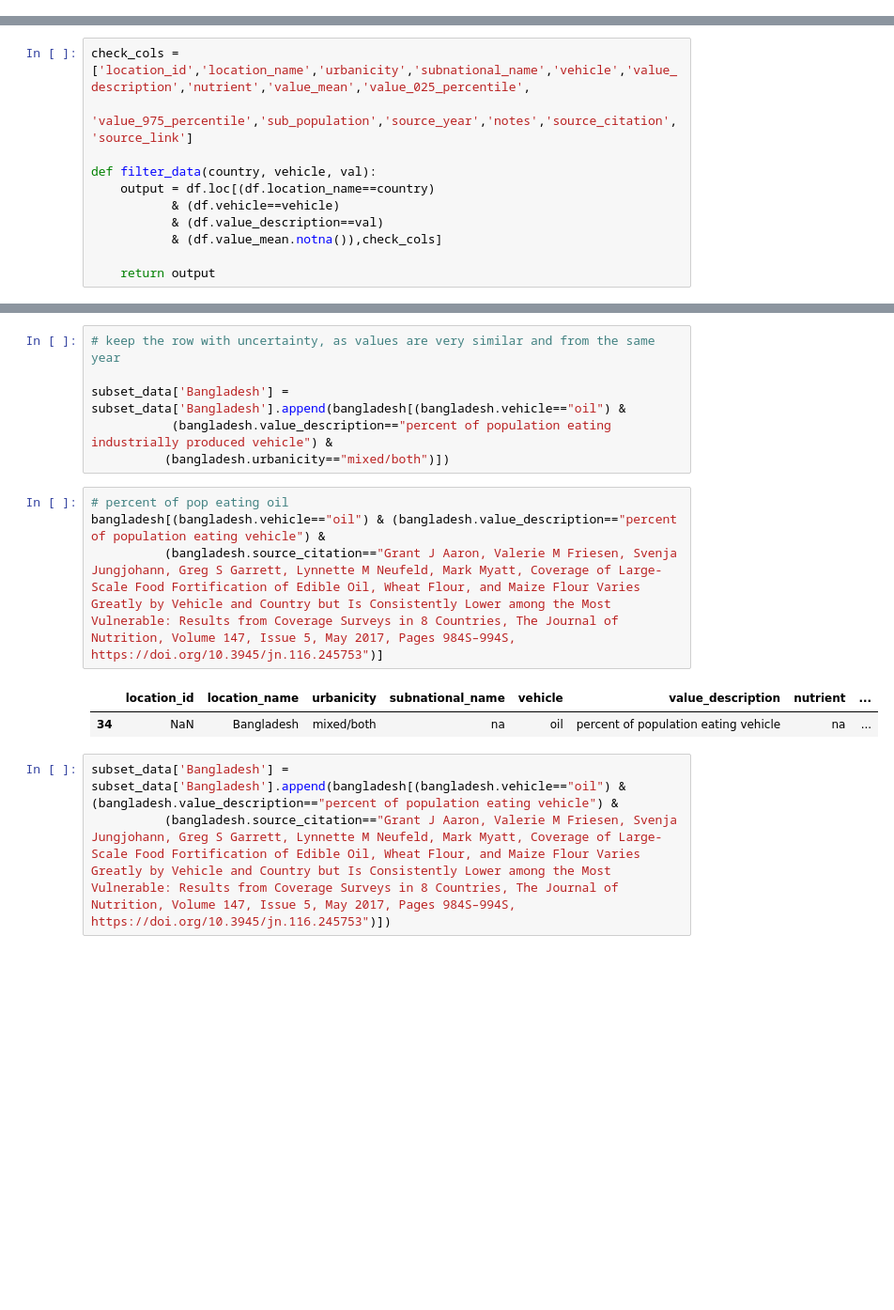
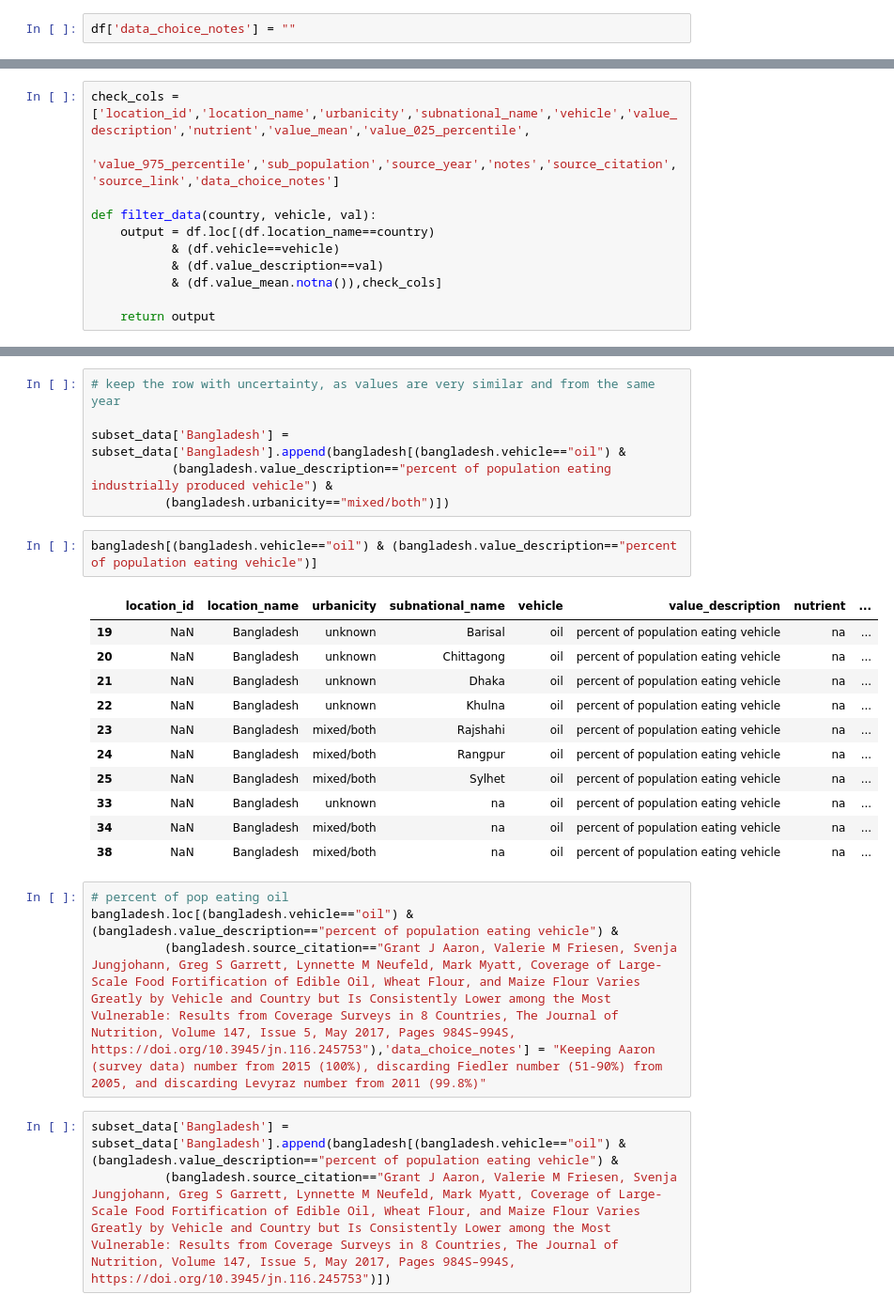
Before and after one commit to ihmeuw/vivarium_research_lsff, a Jupyter notebook: data_prep/pipeline/interim/2021_03_17_clean_population_coverage_data_tier2.ipynb, the cells around one changed output, grey strips where cells are left out. Shown at 94% size. Cells and saved outputs as stored; diff of their text form; blank space fills up the shorter version.

Commit message:
adding data choice notes

```diff
--- a/data_prep/pipeline/interim/2021_03_17_clean_population_coverage_data_tier2.ipynb
+++ b/data_prep/pipeline/interim/2021_03_17_clean_population_coverage_data_tier2.ipynb
@@ -27,6 +27,8 @@ assum.location_name.unique()
 array(['Ethiopia', 'Myanmar', 'India'], dtype=object)
 # %%
 df['estimation_status'] = 'na'
+# %%
+df['data_choice_notes'] = ""
 # %%
 mult_estimates_path = '/ihme/homes/beatrixh/vivarium_research_lsff/data_prep/outputs/lsff_data_estimated_03_11_2021.csv'
 
@@ -121,7 +123,7 @@ target = target.reset_index()
 rcols = target.columns.tolist()
 # %%
 check_cols = ['location_id','location_name','urbanicity','subnational_name','vehicle','value_description','nutrient','value_mean','value_025_percentile',
-       'value_975_percentile','sub_population','source_year','notes','source_citation','source_link']
+       'value_975_percentile','sub_population','source_year','notes','source_citation','source_link','data_choice_notes']
 
 def filter_data(country, vehicle, val):
     output = df.loc[(df.location_name==country)
@@ -195,13 +194,24 @@ bangladesh[(bangladesh.vehicle=="oil") &
 subset_data['Bangladesh'] = subset_data['Bangladesh'].append(bangladesh[(bangladesh.vehicle=="oil") &
            (bangladesh.value_description=="percent of population eating industrially produced vehicle") &
           (bangladesh.urbanicity=="mixed/both")])
+# %%
+bangladesh[(bangladesh.vehicle=="oil") & (bangladesh.value_description=="percent of population eating vehicle")]
+# %% [output]
+|  | location_id | location_name | urbanicity | subnational_name | vehicle | value_description | nutrient | ... |
+| 19 | NaN | Bangladesh | unknown | Barisal | oil | percent of population eating vehicle | na | ... |
+| 20 | NaN | Bangladesh | unknown | Chittagong | oil | percent of population eating vehicle | na | ... |
+| 21 | NaN | Bangladesh | unknown | Dhaka | oil | percent of population eating vehicle | na | ... |
+| 22 | NaN | Bangladesh | unknown | Khulna | oil | percent of population eating vehicle | na | ... |
+| 23 | NaN | Bangladesh | mixed/both | Rajshahi | oil | percent of population eating vehicle | na | ... |
+| 24 | NaN | Bangladesh | mixed/both | Rangpur | oil | percent of population eating vehicle | na | ... |
+| 25 | NaN | Bangladesh | mixed/both | Sylhet | oil | percent of population eating vehicle | na | ... |
+| 33 | NaN | Bangladesh | unknown | na | oil | percent of population eating vehicle | na | ... |
+| 34 | NaN | Bangladesh | mixed/both | na | oil | percent of population eating vehicle | na | ... |
+| 38 | NaN | Bangladesh | mixed/both | na | oil | percent of population eating vehicle | na | ... |
 # %%
 # percent of pop eating oil
-bangladesh[(bangladesh.vehicle=="oil") & (bangladesh.value_description=="percent of population eating vehicle") &
-          (bangladesh.source_citation=="Grant J Aaron, Valerie M Friesen, Svenja Jungjohann, Greg S Garrett, Lynnette M Neufeld, Mark Myatt, Coverage of Large-Scale Food Fortification of Edible Oil, Wheat Flour, and Maize Flour Varies Greatly by Vehicle and Country but Is Consistently Lower among the Most Vulnerable: Results from Coverage Surveys in 8 Countries, The Journal of Nutrition, Volume 147, Issue 5, May 2017, Pages 984S–994S, https://doi.org/10.3945/jn.116.245753")]
+bangladesh.loc[(bangladesh.vehicle=="oil") & (bangladesh.value_description=="percent of population eating vehicle") &
+          (bangladesh.source_citation=="Grant J Aaron, Valerie M Friesen, Svenja Jungjohann, Greg S Garrett, Lynnette M Neufeld, Mark Myatt, Coverage of Large-Scale Food Fortification of Edible Oil, Wheat Flour, and Maize Flour Varies Greatly by Vehicle and Country but Is Consistently Lower among the Most Vulnerable: Results from Coverage Surveys in 8 Countries, The Journal of Nutrition, Volume 147, Issue 5, May 2017, Pages 984S–994S, https://doi.org/10.3945/jn.116.245753"),'data_choice_notes'] = "Keeping Aaron (survey data) number from 2015 (100%), discarding Fiedler number (51-90%) from 2005, and discarding Levyraz number from 2011 (99.8%)"
-# %% [output]
-|  | location_id | location_name | urbanicity | subnational_name | vehicle | value_description | nutrient | ... |
-| 34 | NaN | Bangladesh | mixed/both | na | oil | percent of population eating vehicle | na | ... |
 # %%
 subset_data['Bangladesh'] = subset_data['Bangladesh'].append(bangladesh[(bangladesh.vehicle=="oil") & (bangladesh.value_description=="percent of population eating vehicle") &
           (bangladesh.source_citation=="Grant J Aaron, Valerie M Friesen, Svenja Jungjohann, Greg S Garrett, Lynnette M Neufeld, Mark Myatt, Coverage of Large-Scale Food Fortification of Edible Oil, Wheat Flour, and Maize Flour Varies Greatly by Vehicle and Country but Is Consistently Lower among the Most Vulnerable: Results from Coverage Surveys in 8 Countries, The Journal of Nutrition, Volume 147, Issue 5, May 2017, Pages 984S–994S, https://doi.org/10.3945/jn.116.245753")])
```
Also changed, not shown: parts of 41 cells of this notebook.
